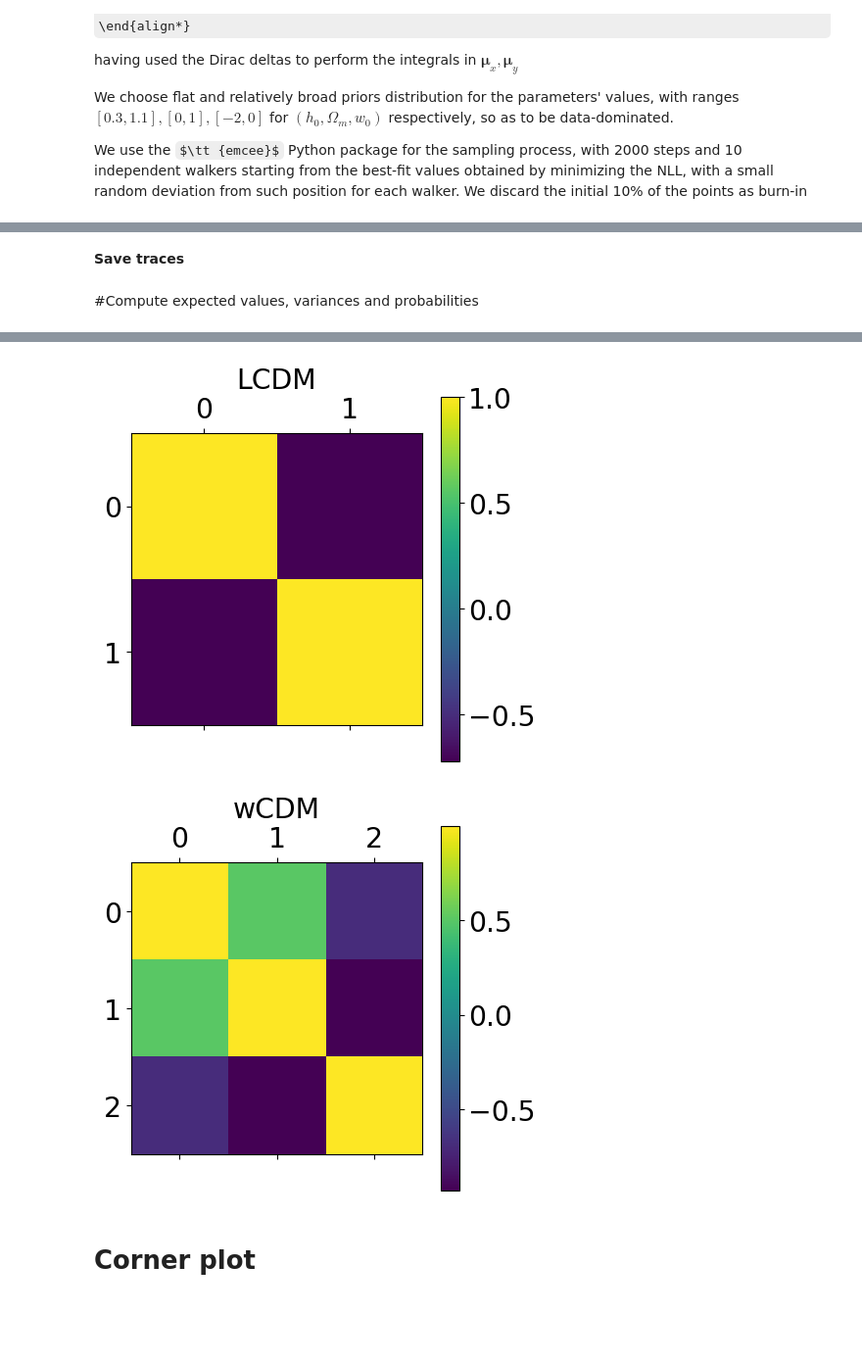
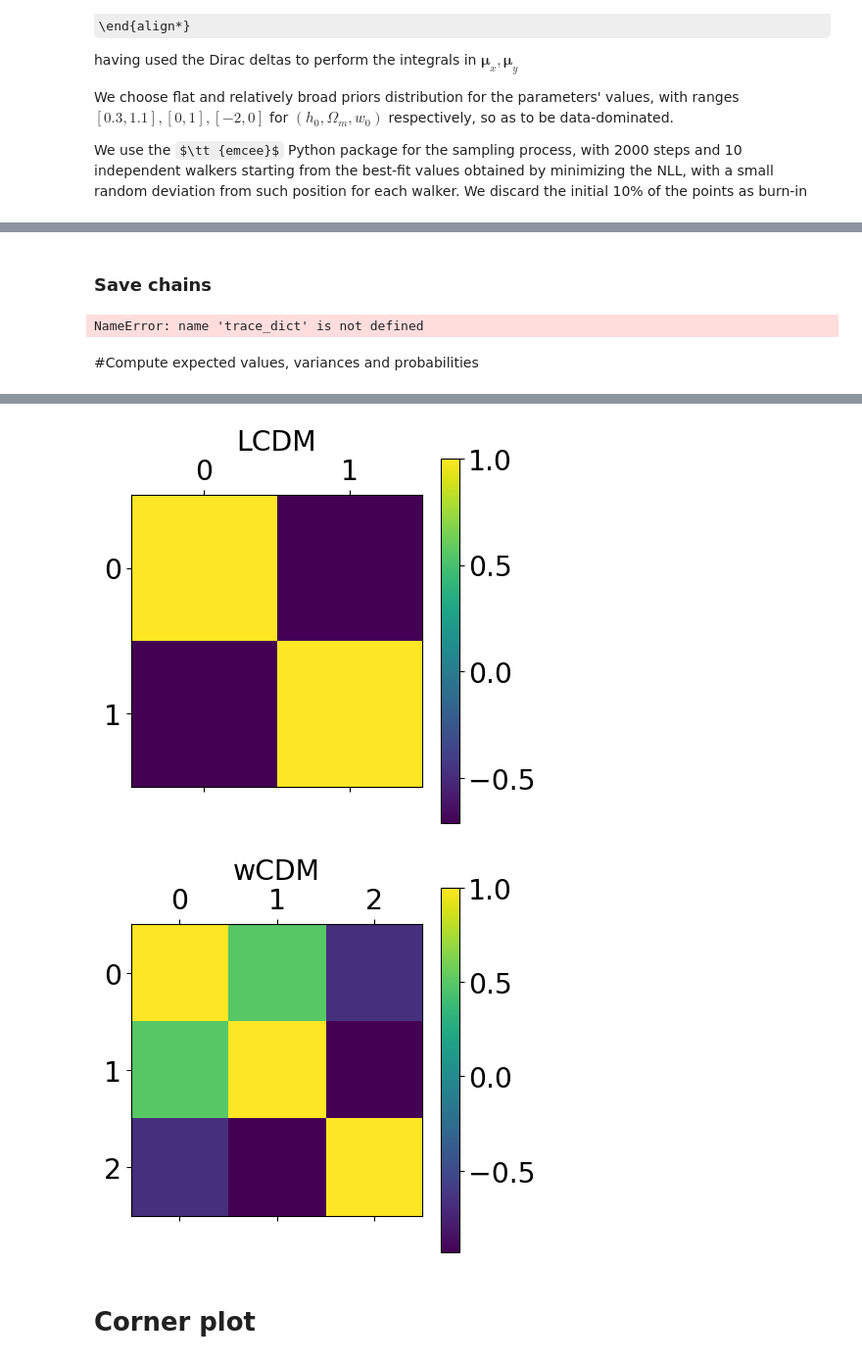
Before and after one commit to davidesciotti/Astrostats, a Jupyter notebook: SNIa_for_astrostats.ipynb, the cells around one changed output, grey strips where cells are left out. Shown at 98% size. Saved outputs shown, nothing was run; the diff lists cells and outputs as text; code cells hidden in the pictures; some formulas as TeX source; blank space fills up the shorter version.

```diff
--- a/SNIa_for_astrostats.ipynb
+++ b/SNIa_for_astrostats.ipynb
@@ -133,9 +143,9 @@ def model_prediction(z, theta, which_model):
 
 
 def ln_prior(theta):
-    if which_model == 'LCDM':
+    if model == 'LCDM':
         h, Om = theta
-    elif which_model == 'wCDM':
+    elif model == 'wCDM':
         h, Om, w0 = theta
 
     ln_prior_val = 0.0
@@ -174,7 +184,7 @@ def ln_prior(theta):
                 - 0.5 * (Om - mu) ** 2 / sigma**2
             )
 
-        if which_model == 'wCDM':
+        if model == 'wCDM':
             mu = exp_values_w[0]
             sigma = 0.007  # h
             ln_prior_val += (
@@ -349,18 +368,18 @@ def p_value_test(which_model, alpha, direction):
     return p_value
 
 
-which_model = 'LCDM'
+model = 'LCDM'
 p_val_threshold = 0.05
-p_value = p_value_test(which_model, p_val_threshold, 'right')
+p_value = p_value_test(model, p_val_threshold, 'right')
 if p_value > p_val_threshold:
     print(
-        f'p-value = {p_value:.3f} > {p_val_threshold} - the null hypothesis (the {which_model} model) cannot be rejected'
+        f'p-value = {p_value:.3f} > {p_val_threshold} - the null hypothesis (the {model} model) cannot be rejected'
     )
-which_model = 'wCDM'
-p_value = p_value_test(which_model, p_val_threshold, 'right')
+model = 'wCDM'
+p_value = p_value_test(model, p_val_threshold, 'right')
 if p_value > p_val_threshold:
     print(
-        f'p-value = {p_value:.3f} > {p_val_threshold} - the null hypothesis (the {which_model} model) cannot be rejected'
+        f'p-value = {p_value:.3f} > {p_val_threshold} - the null hypothesis (the {model} model) cannot be rejected'
     )
 # %% [output]
 p-value = 0.673 > 0.05 - the null hypothesis (the LCDM model) cannot be rejected
@@ -550,18 +523,20 @@ KeyboardInterrupt:
 # %% [markdown]
-**Save traces**
+### Save chains
 # %%
-np.save(f'{root}/output/trace_LCDM_steps_{Nsteps}_walkers_{Nwalkers}.npy', trace_L)
-np.save(f'{root}/output/trace_wCDM_steps_{Nsteps}_walkers_{Nwalkers}.npy', trace_w)
+for _model in models:
+    np.save(f'{root}/output/trace_{_model}_steps_{Nsteps}_walkers_{Nwalkers}.npy', trace_dict[_model])
+# %% [output]
+NameError: name 'trace_dict' is not defined
 # %% [markdown]
 #Compute expected values, variances and probabilities
 # %%
-def Exp(x, fx):
+def expectation(x, fx):
     return np.sum(x * fx) / np.sum(fx)
 
 
-def Variance(x, fx):
-    E = Exp(x, fx)
-    return np.sum((x - E) ** 2 * fx) / np.sum(fx)
+def variance(x, fx):
+    mean = expectation(x, fx)
+    return np.sum((x - mean) ** 2 * fx) / np.sum(fx)
 
 
 def get_prob(x, fx, low, high):
@@ -570,27 +545,28 @@ def get_prob(x, fx, low, high):
     return np.sum(fx[low_index:high_index]) / np.sum(fx)
 
 
-for which_model in models:
-    if which_model == 'LCDM':
+for model in models:
+    theta_mle = theta_mle_dict[model]
+    if model == 'LCDM':
         trace = trace_L
-        Ndim = theta_mle_L.size
-    elif which_model == 'wCDM':
+        ndim = theta_mle.size
+    elif model == 'wCDM':
         trace = trace_w
-        Ndim = theta_mle_w.size
+        ndim = theta_mle.size
 
     exp_values = []
     sigmas = []
     probs = []
 
     print(
-        f'\n--------------------- {which_model} -------------------------------------\n'
+        f'\n--------------------- {model} -------------------------------------\n'
     )
-    for param_index in range(Ndim):  # 0 for h, 1 for Om, 2 for Ode
+    for param_index in range(ndim):  # 0 for h, 1 for Om, 2 for Ode
         fx_obs, bins = np.histogram(trace[:, param_index], bins=500, density=False)
         x_obs = (bins[1:] + bins[:-1]) / 2
 
-        E = Exp(x_obs, fx_obs)
-        Var = Variance(x_obs, fx_obs)
+        E = expectation(x_obs, fx_obs)
+        Var = variance(x_obs, fx_obs)
         sigma = np.sqrt(Var)
         prob = get_prob(x_obs, fx_obs, E - sigma, E + sigma)
 
@@ -603,15 +579,11 @@ for which_model in models:
         trace.T, bias=True
     )  # each row is a variable, each column an observation
 
-    print(
-        f'{labels_noTeX[0]}: {exp_values[0]:.3f} +/- {sigmas[0]:.3f} at P = {prob:.2f}'
-    )
-    print(
-        f'{labels_noTeX[1]}: {exp_values[1]:.2f} +/- {sigmas[1]:.2f} at P = {prob:.2f}'
-    )
-    if which_model == 'wCDM':
+    print(f'{par_names[0]}: {exp_values[0]:.3f} +/- {sigmas[0]:.3f} at P = {prob:.2f}')
+    print(f'{par_names[1]}: {exp_values[1]:.2f} +/- {sigmas[1]:.2f} at P = {prob:.2f}')
+    if model == 'wCDM':
         print(
-            f'{labels_noTeX[2]}: {exp_values[2]:.1f} +/- {sigmas[2]:.1f} at P = {prob:.2f}'
+            f'{par_names[2]}: {exp_values[2]:.1f} +/- {sigmas[2]:.1f} at P = {prob:.2f}'
         )
 
     print("\nparameters' covariance matrix:")
@@ -628,16 +600,16 @@ for which_model in models:
     print('')
 
     plt.matshow(corr)
-    plt.title(which_model)
+    plt.title(model)
     plt.colorbar()
 
-    if which_model == 'LCDM':
+    if model == 'LCDM':
         exp_values_L = exp_values
         sigmas_L = sigmas
         probs_L = probs
         cov_L = cov
 
-    elif which_model == 'wCDM':
+    elif model == 'wCDM':
         exp_values_w = exp_values
         sigmas_w = sigmas
         probs_w = probs
@@ -663,5 +635,5 @@ parameters' correlation matrix:
 [figure]
-[figure, old version]
+[figure, new version]
 # %% [markdown]
 # Corner plot
 # %%
```
Also changed, not shown: parts of 24 cells of this notebook.
